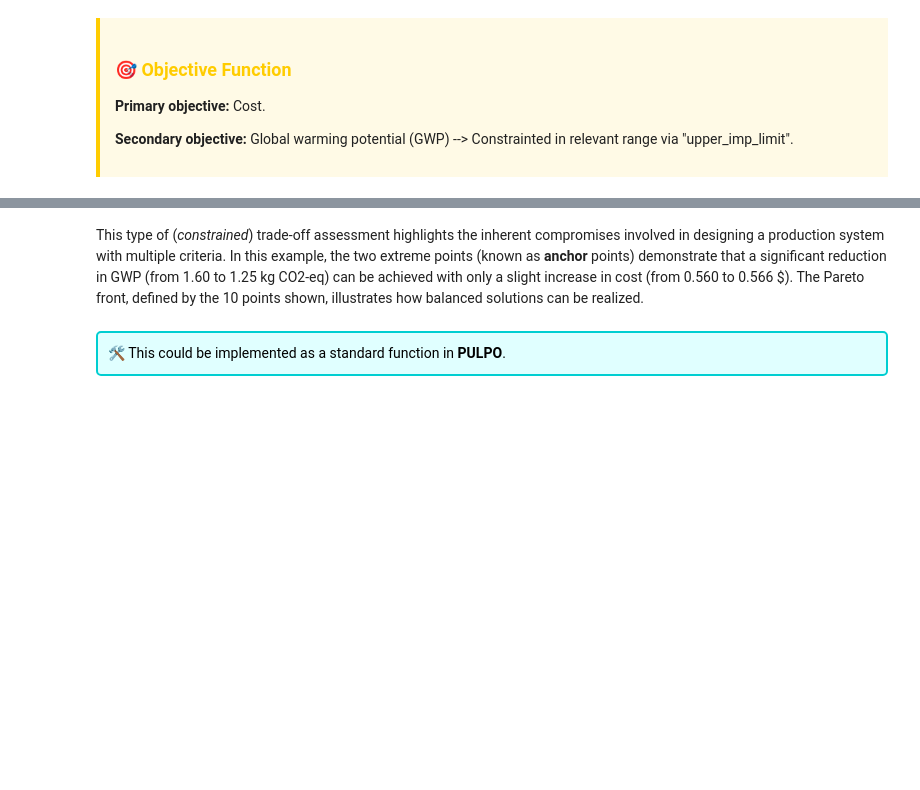
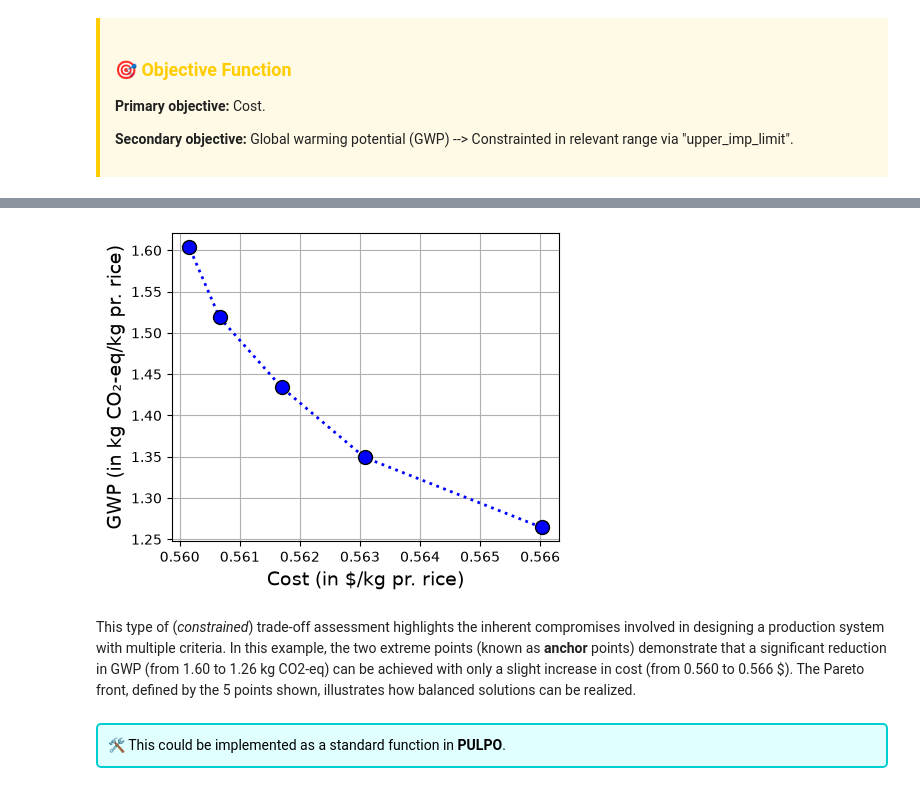
Before and after one commit to flechtenberg/pulpo, a Jupyter notebook: docs/content/examples/rice_example.ipynb, the cells around one changed output, grey strips where cells are left out. Saved outputs shown, nothing was run; the diff lists cells and outputs as text; code cells hidden in the pictures; blank space fills up the shorter version.

```diff
--- a/docs/content/examples/rice_example.ipynb
+++ b/docs/content/examples/rice_example.ipynb
@@ -391,6 +700,6 @@ As anticipated, the natural gas option minimizes costs (0.56 $/kg processed rice
 # %%
 lower_impact = pulpo_worker.instance.impacts["('my project', 'climate change')"].value
-upper_impact = pulpo_worker_multi.instance.impacts_calculated["('my project', 'climate change')"]
+upper_impact = pulpo_worker_multi.instance.impacts_calculated["('my project', 'climate change')"].value
 # %%
 epsilon_list = np.linspace(lower_impact, upper_impact, num=5)
 # %% [markdown]
@@ -427,7 +754,9 @@ for epsilon in epsilon_list:
 # %%
-plot_functions.plot_pareto(pareto_front)
+plot_pareto(pareto_front)
+# %% [output]
+[figure, added]
 # %% [markdown]
-This type of (_constrained_) trade-off assessment highlights the inherent compromises involved in designing a production system with multiple criteria. In this example, the two extreme points (known as **anchor** points) demonstrate that a significant reduction in GWP (from 1.60 to 1.25 kg CO2-eq) can be achieved with only a slight increase in cost (from 0.560 to 0.566 \$). The Pareto front, defined by the 10 points shown, illustrates how balanced solutions can be realized.
+This type of (_constrained_) trade-off assessment highlights the inherent compromises involved in designing a production system with multiple criteria. In this example, the two extreme points (known as **anchor** points) demonstrate that a significant reduction in GWP (from 1.60 to 1.26 kg CO2-eq) can be achieved with only a slight increase in cost (from 0.560 to 0.566 \$). The Pareto front, defined by the 5 points shown, illustrates how balanced solutions can be realized.
 # %% [markdown]
 <div style="border: 2px solid #00CED1; padding: 10px; border-radius: 5px; background-color: #E0FFFF; color: black;">
   🛠️ This could be implemented as a standard function in <strong>PULPO</strong>.
```
Also changed, not shown: parts of 23 cells of this notebook, 36 other files.
